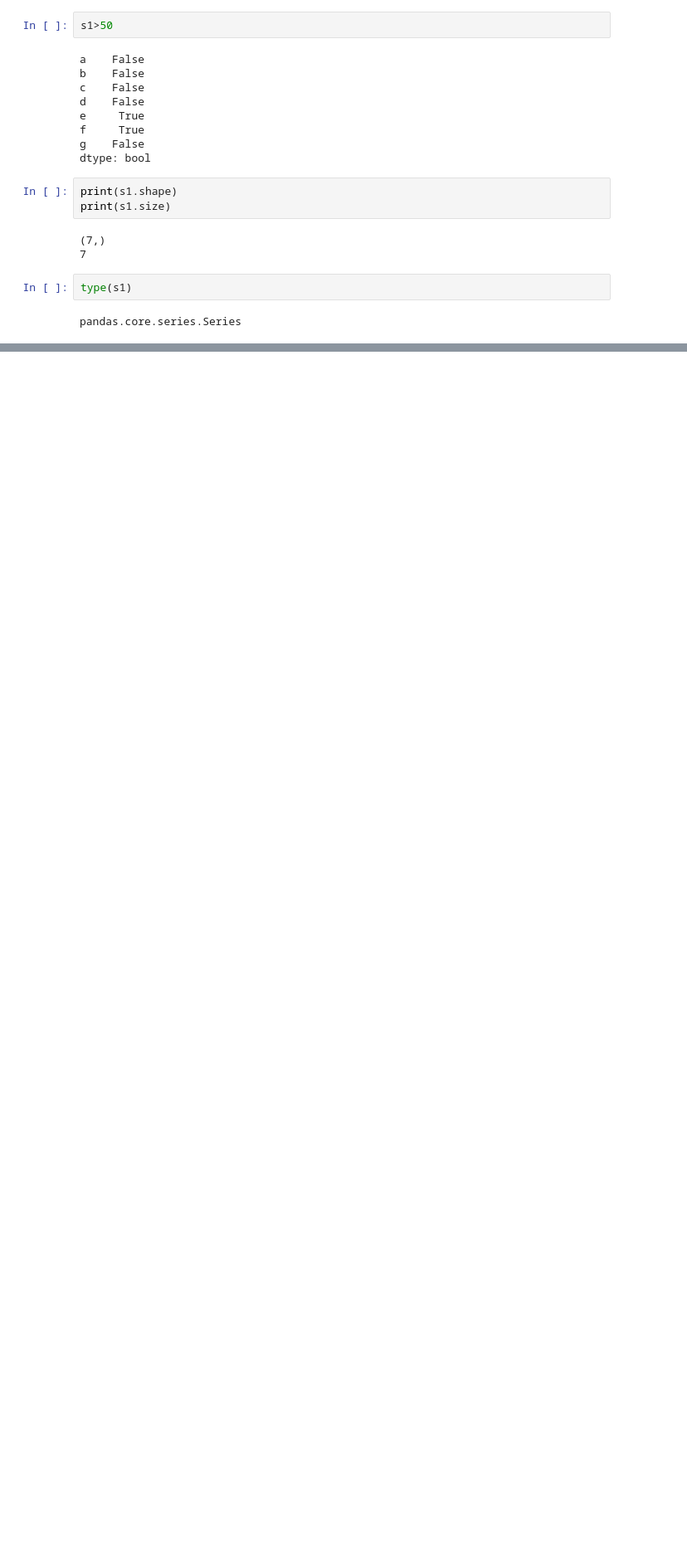
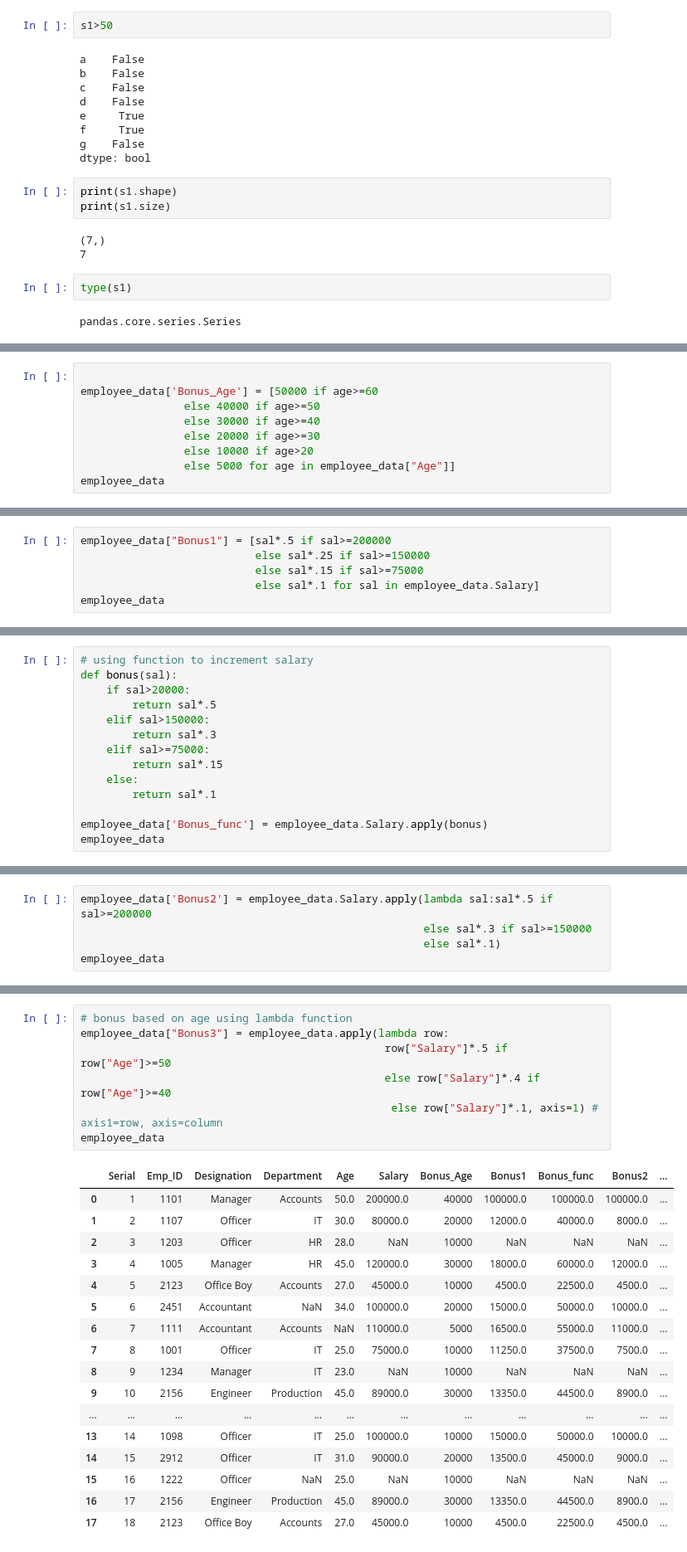
Before and after one commit to GhulamQadir/python_programming, a Jupyter notebook: advance-python/pandas/pandas.ipynb, the cells around one changed output, grey strips where cells are left out. Shown at 83% size. Drawn from its saved outputs; the diff is of its cells as text; blank space fills up the shorter version.

```diff
--- a/advance-python/pandas/pandas.ipynb
+++ b/advance-python/pandas/pandas.ipynb
@@ -74,0 +262,9 @@ pandas.core.series.Series
+# %%
+
+employee_data['Bonus_Age'] = [50000 if age>=60
+                else 40000 if age>=50
+                else 30000 if age>=40
+                else 20000 if age>=30
+                else 10000 if age>20
+                else 5000 for age in employee_data["Age"]]
+employee_data
@@ -74,0 +289,6 @@ pandas.core.series.Series
+# %%
+employee_data["Bonus1"] = [sal*.5 if sal>=200000
+                           else sal*.25 if sal>=150000
+                           else sal*.15 if sal>=75000
+                           else sal*.1 for sal in employee_data.Salary]
+employee_data
@@ -74,0 +313,14 @@ pandas.core.series.Series
+# %%
+# using function to increment salary
+def bonus(sal):
+    if sal>20000:
+        return sal*.5
+    elif sal>150000:
+        return sal*.3
+    elif sal>=75000:
+        return sal*.15
+    else:
+        return sal*.1
+
+employee_data['Bonus_func'] = employee_data.Salary.apply(bonus)
+employee_data
@@ -74,0 +345,5 @@ pandas.core.series.Series
+# %%
+employee_data['Bonus2'] = employee_data.Salary.apply(lambda sal:sal*.5 if sal>=200000
+                                                     else sal*.3 if sal>=150000
+                                                     else sal*.1)
+employee_data
@@ -74,0 +368,25 @@ pandas.core.series.Series
+# %%
+# bonus based on age using lambda function
+employee_data["Bonus3"] = employee_data.apply(lambda row:
+                                               row["Salary"]*.5 if row["Age"]>=50
+                                               else row["Salary"]*.4 if row["Age"]>=40
+                                                else row["Salary"]*.1, axis=1) # axis1=row, axis=column
+employee_data
+# %% [output]
+|  | Serial | Emp_ID | Designation | Department | Age | Salary | Bonus_Age | Bonus1 | Bonus_func | Bonus2 | ... |
+| 0 | 1 | 1101 | Manager | Accounts | 50.0 | 200000.0 | 40000 | 100000.0 | 100000.0 | 100000.0 | ... |
+| 1 | 2 | 1107 | Officer | IT | 30.0 | 80000.0 | 20000 | 12000.0 | 40000.0 | 8000.0 | ... |
+| 2 | 3 | 1203 | Officer | HR | 28.0 | NaN | 10000 | NaN | NaN | NaN | ... |
+| 3 | 4 | 1005 | Manager | HR | 45.0 | 120000.0 | 30000 | 18000.0 | 60000.0 | 12000.0 | ... |
+| 4 | 5 | 2123 | Office Boy | Accounts | 27.0 | 45000.0 | 10000 | 4500.0 | 22500.0 | 4500.0 | ... |
+| 5 | 6 | 2451 | Accountant | NaN | 34.0 | 100000.0 | 20000 | 15000.0 | 50000.0 | 10000.0 | ... |
+| 6 | 7 | 1111 | Accountant | Accounts | NaN | 110000.0 | 5000 | 16500.0 | 55000.0 | 11000.0 | ... |
+| 7 | 8 | 1001 | Officer | IT | 25.0 | 75000.0 | 10000 | 11250.0 | 37500.0 | 7500.0 | ... |
+| 8 | 9 | 1234 | Manager | IT | 23.0 | NaN | 10000 | NaN | NaN | NaN | ... |
+| 9 | 10 | 2156 | Engineer | Production | 45.0 | 89000.0 | 30000 | 13350.0 | 44500.0 | 8900.0 | ... |
+| ... | ... | ... | ... | ... | ... | ... | ... | ... | ... | ... | ... |
+| 13 | 14 | 1098 | Officer | IT | 25.0 | 100000.0 | 10000 | 15000.0 | 50000.0 | 10000.0 | ... |
+| 14 | 15 | 2912 | Officer | IT | 31.0 | 90000.0 | 20000 | 13500.0 | 45000.0 | 9000.0 | ... |
+| 15 | 16 | 1222 | Officer | NaN | 25.0 | NaN | 10000 | NaN | NaN | NaN | ... |
+| 16 | 17 | 2156 | Engineer | Production | 45.0 | 89000.0 | 30000 | 13350.0 | 44500.0 | 8900.0 | ... |
+| 17 | 18 | 2123 | Office Boy | Accounts | 27.0 | 45000.0 | 10000 | 4500.0 | 22500.0 | 4500.0 | ... |
```
Also changed, not shown: parts of 21 cells of this notebook, 5 other files.
